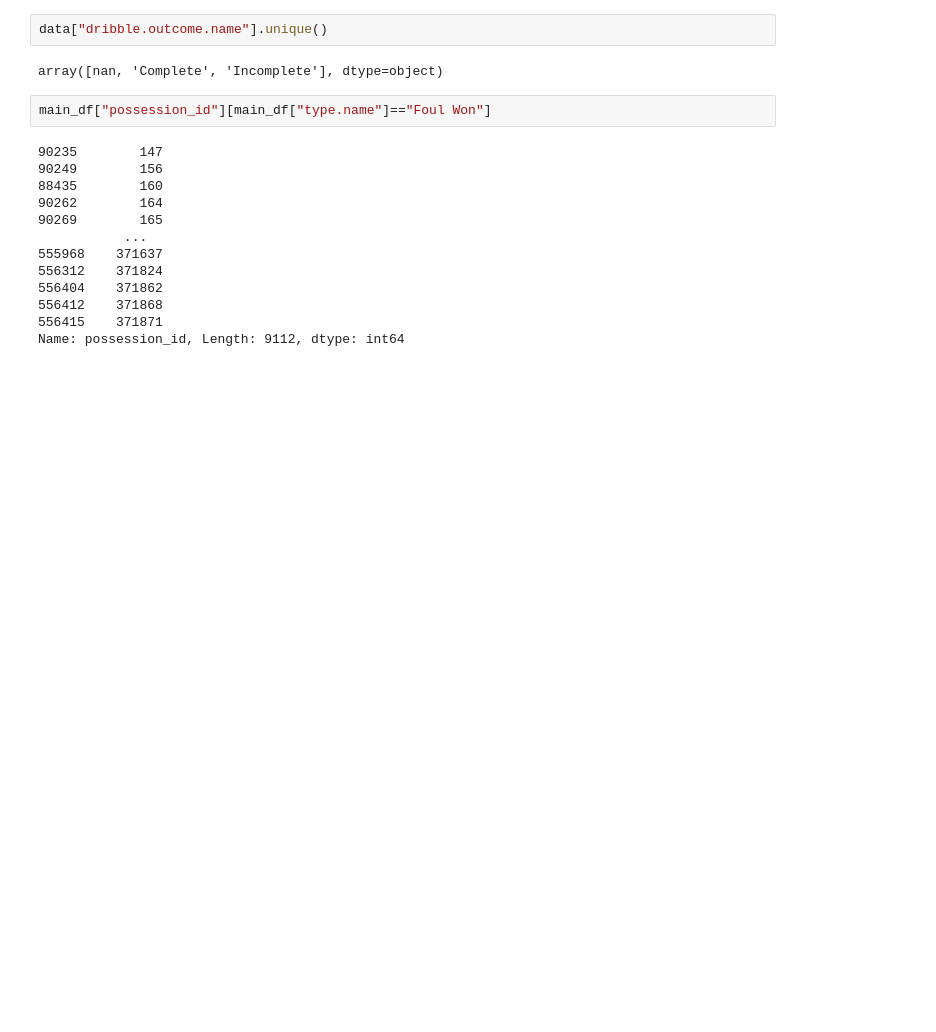
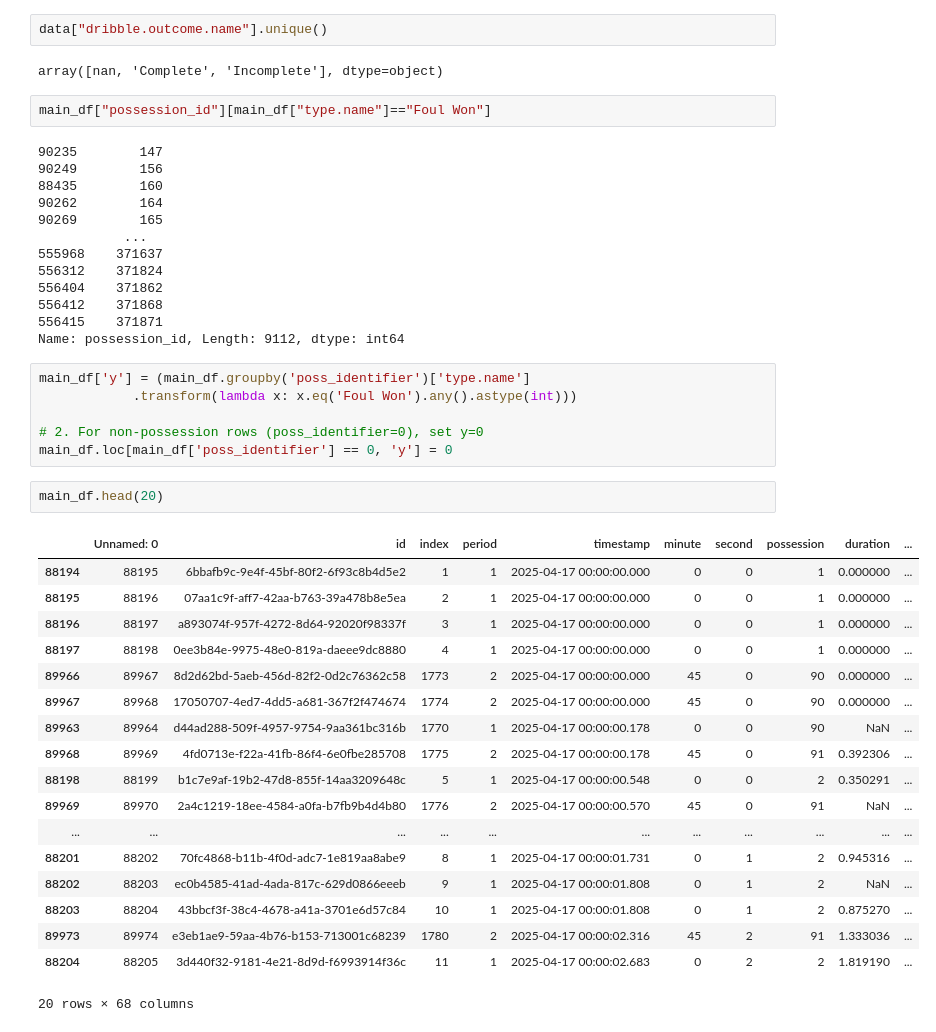
Before and after one commit to conormalone/swish, a Jupyter notebook: data_transform.ipynb, the cells around one changed output. Drawn from its saved outputs; the diff is of its cells as text; blank space fills up the shorter version.

```diff
--- a/data_transform.ipynb
+++ b/data_transform.ipynb
@@ -330,3 +309,30 @@ main_df["possession_id"][main_df["type.name"]=="Foul Won"]
 556412    371868
 556415    371871
 Name: possession_id, Length: 9112, dtype: int64
+# %%
+main_df['y'] = (main_df.groupby('poss_identifier')['type.name']
+            .transform(lambda x: x.eq('Foul Won').any().astype(int)))
+
+# 2. For non-possession rows (poss_identifier=0), set y=0
+main_df.loc[main_df['poss_identifier'] == 0, 'y'] = 0
+# %%
+main_df.head(20)
+# %% [output]
+|  | Unnamed: 0 | id | index | period | timestamp | minute | second | possession | duration | ... |
+| 88194 | 88195 | 6bbafb9c-9e4f-45bf-80f2-6f93c8b4d5e2 | 1 | 1 | 2025-04-17 00:00:00.000 | 0 | 0 | 1 | 0.000000 | ... |
+| 88195 | 88196 | 07aa1c9f-aff7-42aa-b763-39a478b8e5ea | 2 | 1 | 2025-04-17 00:00:00.000 | 0 | 0 | 1 | 0.000000 | ... |
+| 88196 | 88197 | a893074f-957f-4272-8d64-92020f98337f | 3 | 1 | 2025-04-17 00:00:00.000 | 0 | 0 | 1 | 0.000000 | ... |
+| 88197 | 88198 | 0ee3b84e-9975-48e0-819a-daeee9dc8880 | 4 | 1 | 2025-04-17 00:00:00.000 | 0 | 0 | 1 | 0.000000 | ... |
+| 89966 | 89967 | 8d2d62bd-5aeb-456d-82f2-0d2c76362c58 | 1773 | 2 | 2025-04-17 00:00:00.000 | 45 | 0 | 90 | 0.000000 | ... |
+| 89967 | 89968 | 17050707-4ed7-4dd5-a681-367f2f474674 | 1774 | 2 | 2025-04-17 00:00:00.000 | 45 | 0 | 90 | 0.000000 | ... |
+| 89963 | 89964 | d44ad288-509f-4957-9754-9aa361bc316b | 1770 | 1 | 2025-04-17 00:00:00.178 | 0 | 0 | 90 | NaN | ... |
+| 89968 | 89969 | 4fd0713e-f22a-41fb-86f4-6e0fbe285708 | 1775 | 2 | 2025-04-17 00:00:00.178 | 45 | 0 | 91 | 0.392306 | ... |
+| 88198 | 88199 | b1c7e9af-19b2-47d8-855f-14aa3209648c | 5 | 1 | 2025-04-17 00:00:00.548 | 0 | 0 | 2 | 0.350291 | ... |
+| 89969 | 89970 | 2a4c1219-18ee-4584-a0fa-b7fb9b4d4b80 | 1776 | 2 | 2025-04-17 00:00:00.570 | 45 | 0 | 91 | NaN | ... |
+| ... | ... | ... | ... | ... | ... | ... | ... | ... | ... | ... |
+| 88201 | 88202 | 70fc4868-b11b-4f0d-adc7-1e819aa8abe9 | 8 | 1 | 2025-04-17 00:00:01.731 | 0 | 1 | 2 | 0.945316 | ... |
+| 88202 | 88203 | ec0b4585-41ad-4ada-817c-629d0866eeeb | 9 | 1 | 2025-04-17 00:00:01.808 | 0 | 1 | 2 | NaN | ... |
+| 88203 | 88204 | 43bbcf3f-38c4-4678-a41a-3701e6d57c84 | 10 | 1 | 2025-04-17 00:00:01.808 | 0 | 1 | 2 | 0.875270 | ... |
+| 89973 | 89974 | e3eb1ae9-59aa-4b76-b153-713001c68239 | 1780 | 2 | 2025-04-17 00:00:02.316 | 45 | 2 | 91 | 1.333036 | ... |
+| 88204 | 88205 | 3d440f32-9181-4e21-8d9d-f6993914f36c | 11 | 1 | 2025-04-17 00:00:02.683 | 0 | 2 | 2 | 1.819190 | ... |
+20 rows × 68 columns
```
Also changed, not shown: parts of 2 cells of this notebook.
